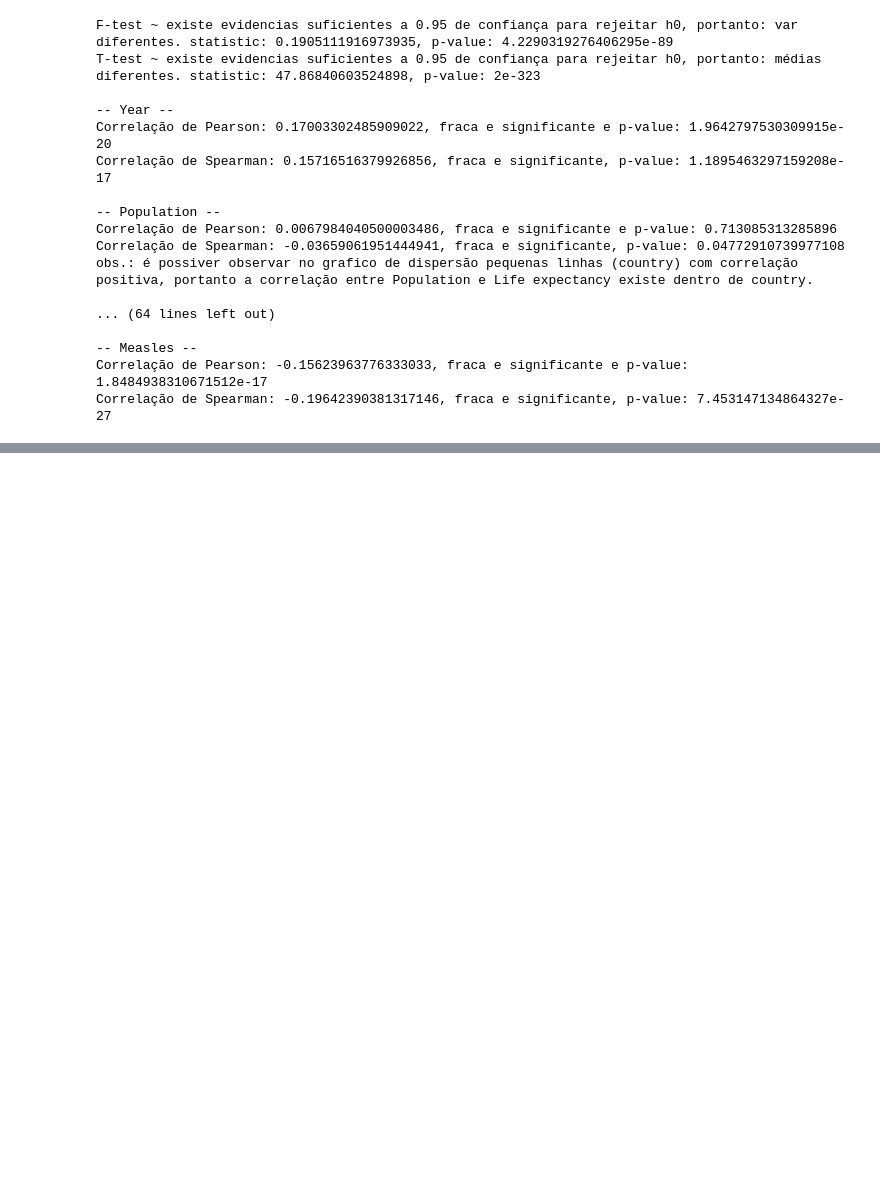
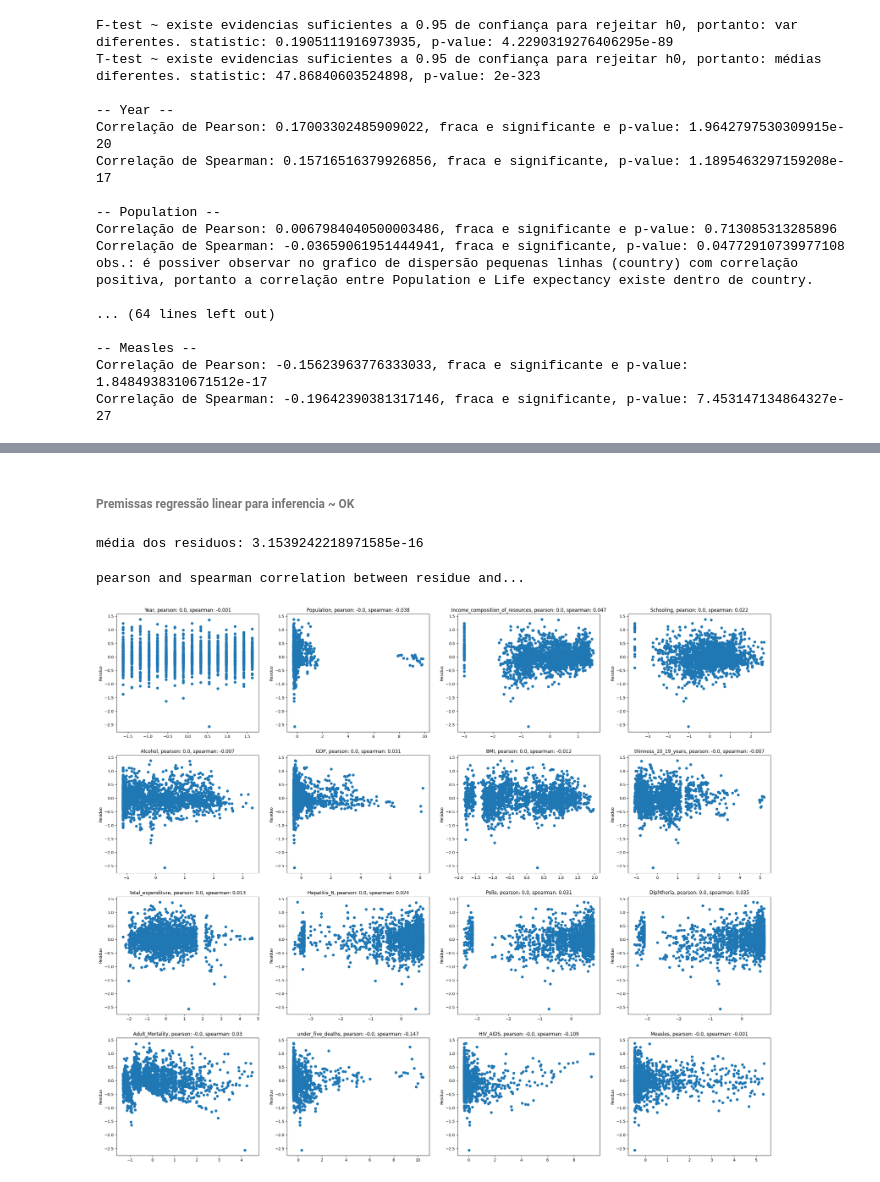
Before and after one commit to richardsantino/life-expectancy-prediction, a Jupyter notebook: life_expectancy_prediction.ipynb, the cells around one changed output, grey strips where cells are left out. Cells and saved outputs as stored; diff of their text form; code cells hidden in the pictures; blank space fills up the shorter version.

```diff
--- a/life_expectancy_prediction.ipynb
+++ b/life_expectancy_prediction.ipynb
@@ -836,0 +953,2 @@ test RMSE: 3.8932246136073103, MAPE: 0.04509029980650321
+# %% [markdown]
+###### **Premissas regressão linear para inferencia** ~ OK
@@ -836,0 +957,29 @@ test RMSE: 3.8932246136073103, MAPE: 0.04509029980650321
+# %%
+# premissa 2: MÉDIA DOS RESIDUOS TENDE A ZERO -- OK
+print('média dos residuos:', res.resid.mean())
+# %% [output]
+média dos residuos: 3.1539242218971585e-16
+# %%
+# EXOGENEIDADE: premissa 3: RESIDUO NÃO TEM CORRELAÇÃO COM NENHUMA FEATURE -- OK
+df_rl['residuo'] = res.resid
+
+plt.close('all')
+fig, axs = plt.subplots(4, 4, figsize=(30, 25))
+for i, col in enumerate(features_continuas):
+    idy = i//4
+    idx = i%4
+
+    pearson_corr, _ = stats.pearsonr(df_rl[col], df_rl['residuo'])
+    spearman_corr, _ = stats.spearmanr(df_rl[col], df_rl['residuo'])
+
+    axs[idy][idx].scatter(x=df_rl[col], y=df_rl['residuo'])
+    axs[idy][idx].set_title(f'{col}, pearson: {round(pearson_corr, 3)}, spearman: {round(spearman_corr, 3)}')
+    axs[idy][idx].set_xlabel(None)
+    axs[idy][idx].set_ylabel('Residuo')
+
+print('pearson and spearman correlation between residue and...')
+plt.show()
+## OK
+# %% [output]
+pearson and spearman correlation between residue and...
+[figure, added]
```
Also changed, not shown: parts of 16 cells of this notebook.
